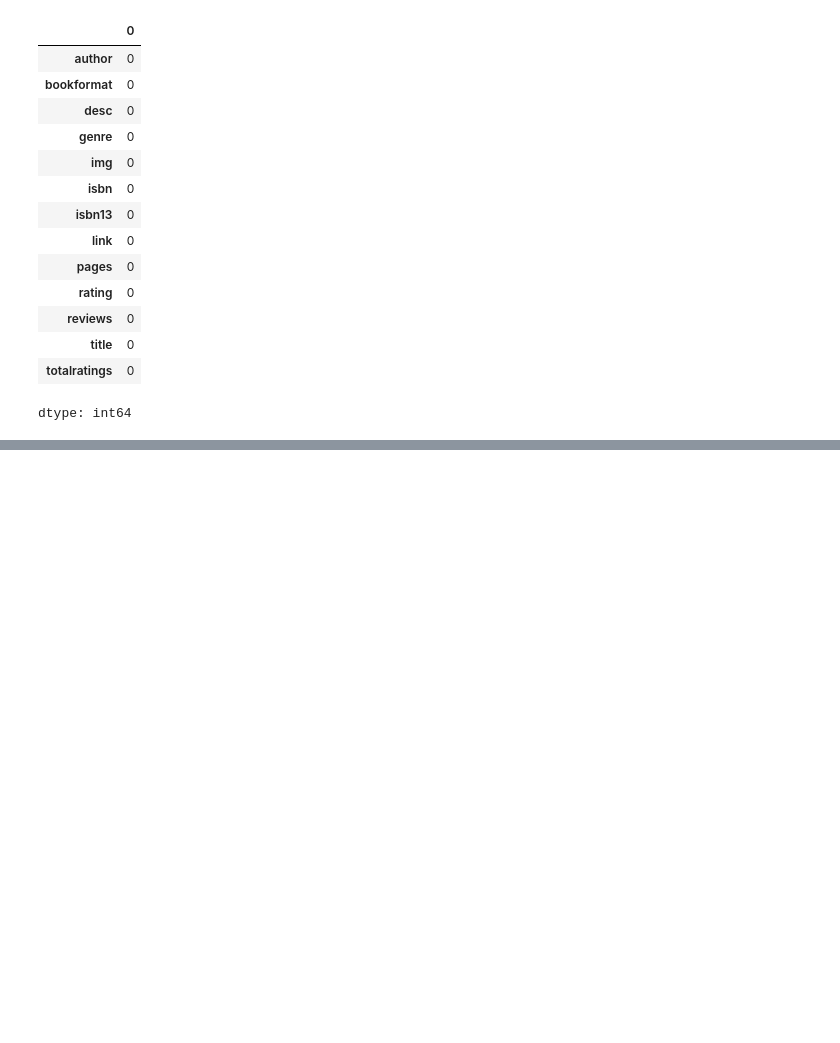
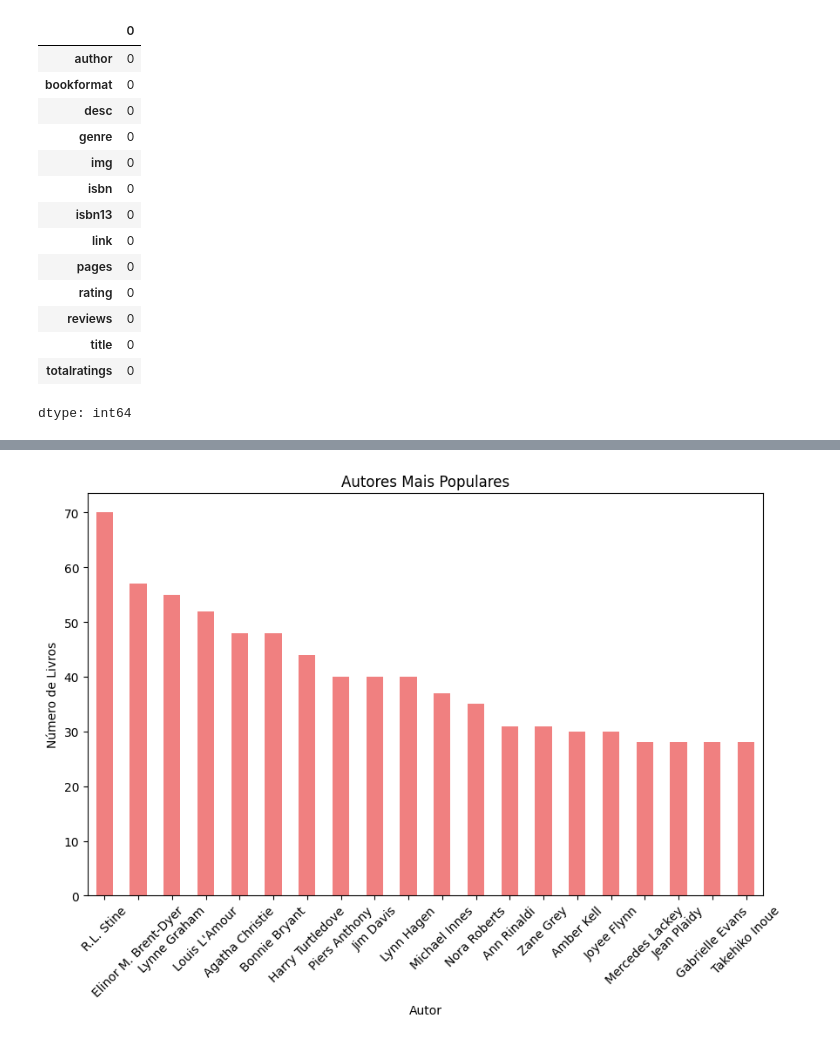
Before and after one commit to victormelo87/BookBridge-Analysis, a Jupyter notebook: BookBridge.ipynb, the cells around one changed output, grey strips where cells are left out. Cells and saved outputs as stored; diff of their text form; code cells hidden in the pictures; blank space fills up the shorter version.

```diff
--- a/BookBridge.ipynb
+++ b/BookBridge.ipynb
@@ -100,0 +124,12 @@ dtype: int64
+# %%
+author_count = df_new['author'].value_counts()
+
+plt.figure(figsize=(10, 6))
+author_count.head(20).plot(kind='bar', color='lightcoral')
+plt.title('Autores Mais Populares')
+plt.xlabel('Autor')
+plt.ylabel('Número de Livros')
+plt.xticks(rotation=45)
+plt.show()
+# %% [output]
+[figure, added]
```
Also changed, not shown: parts of 9 cells of this notebook.
